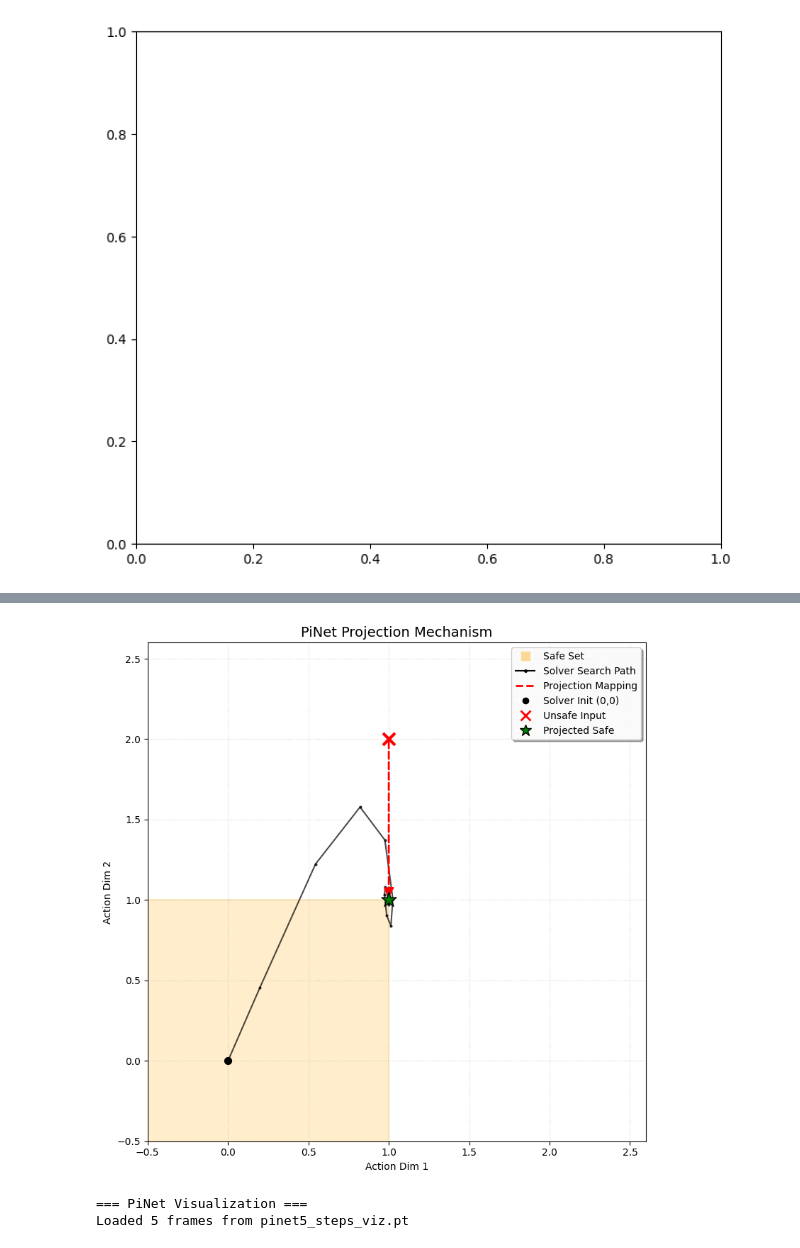
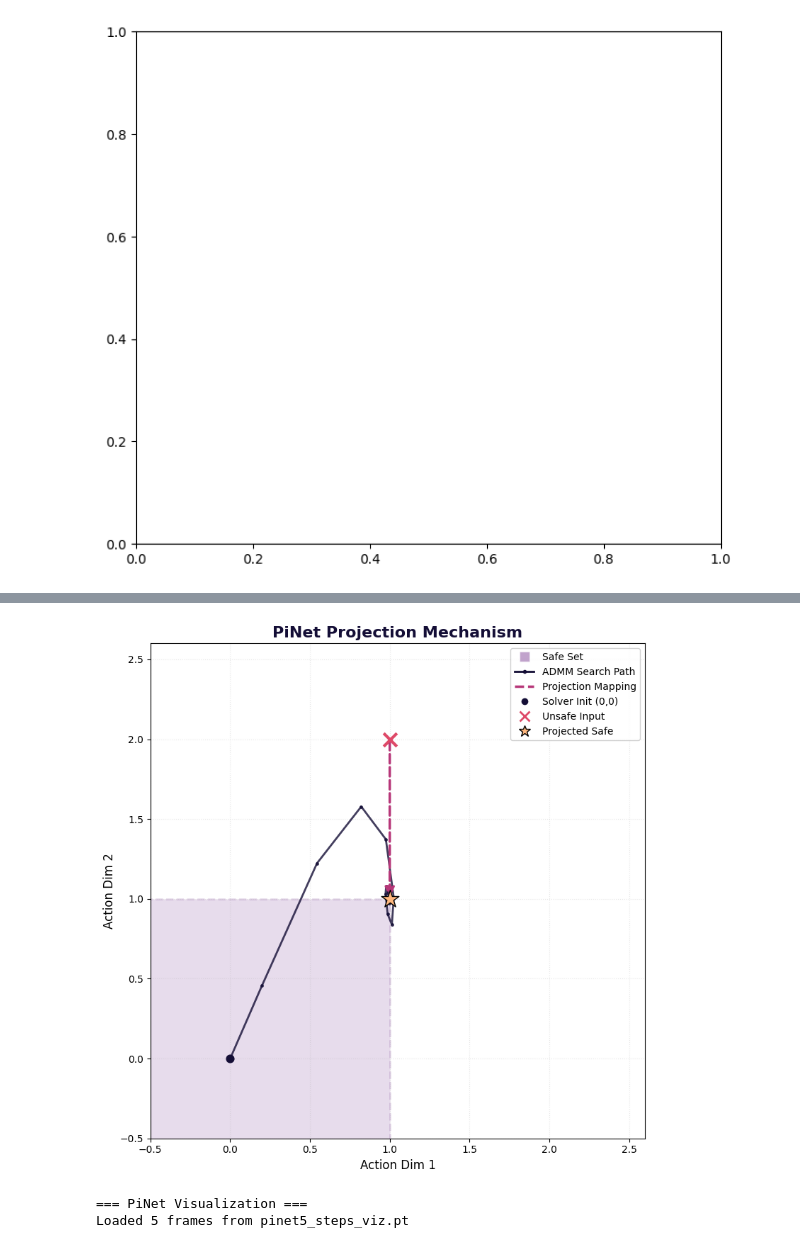
Before and after one commit to DarthIV02/SafeGBPO, a Jupyter notebook: paper_archive/figures.ipynb, the cells around one changed output, grey strips where cells are left out. Cells and saved outputs as stored; diff of their text form; code cells hidden in the pictures.

Commit message:
changed a little for visualization

```diff
--- a/paper_archive/figures.ipynb
+++ b/paper_archive/figures.ipynb
@@ -1529,10 +1536,10 @@ def load_list_data(filepath):
     return data
 
 # ==========================================
-# 2. Main Visualization Function (Final)
+# 2. Main Visualization Function
 # ==========================================
 
-def plot_pinet_projection_concept(filepath, step_idx=0):
+def plot_pinet_projection_magma(filepath, step_idx=0, save_svg=True):
     data_list = load_list_data(filepath)
     if not data_list: return
 
@@ -1549,11 +1556,18 @@ def plot_pinet_projection_concept(filepath, step_idx=0):
     traj_np = traj.detach().cpu().numpy()
     unsafe_np = unsafe_action.detach().cpu().numpy()
 
-    solver_start = traj_np[0]   # (0,0)
-    solver_end   = traj_np[-1]  # Green Star
-    policy_out   = unsafe_np    # Red X
+    solver_start = traj_np[0]
+    solver_end   = traj_np[-1]
+    policy_out   = unsafe_np
 
-    # --- Plotting ---
+    # --- Magma Palette Setup ---
+    cmap = plt.get_cmap('magma')
+    color_safe_set = cmap(0.3)   # 暗めの紫
+    color_path = cmap(0.1)       # 濃い紫（ほぼ黒）
+    color_mapping = cmap(0.5)    # ピンク
+    color_unsafe = cmap(0.6)     # オレンジピンク
+    color_projected = cmap(0.85) # 明るい黄色
+
     fig, ax = plt.subplots(figsize=(8, 8))
 
     # 1. 安全領域 (Polytope)
@@ -1563,62 +1577,66 @@ def plot_pinet_projection_concept(filepath, step_idx=0):
     if A is not None and b is not None:
         poly_patch = get_polytope_polygon(A, b, interior_point=solver_end)
         if poly_patch:
-            poly_patch.set_facecolor('orange')
-            poly_patch.set_alpha(0.2)
-            poly_patch.set_edgecolor('orange')
-            poly_patch.set_linewidth(1.5)
+            poly_patch.set_facecolor(color_safe_set)
+            poly_patch.set_alpha(0.15)
+            poly_patch.set_edgecolor(color_safe_set)
+            poly_patch.set_linewidth(2)
+            poly_patch.set_linestyle('--')
             ax.add_patch(poly_patch)
 
     # 2. Solver Trajectory
-    ax.plot(traj_np[:, 0], traj_np[:, 1], '.-', color='black', lw=1.5, markersize=4,
-            zorder=2, alpha=0.7)
+    ax.plot(traj_np[:, 0], traj_np[:, 1], '.-', color=color_path, lw=2, markersize=5,
+            zorder=2, alpha=0.8)
 
-    # 3. Conceptual Projection Arrow (Restored Size)
-    # サイズを元の太さに戻しました
+    # 3. Projection Mapping Arrow
     arrow = FancyArrowPatch(posA=policy_out, posB=solver_end,
-                            arrowstyle='-|>,head_length=8,head_width=4', # 頭を大きく
+                            arrowstyle='-|>,head_length=8,head_width=4',
                             connectionstyle="arc3,rad=0",
-                            color='red', linestyle='--', linewidth=2,     # 線を太く
+                            color=color_mapping, linestyle='--', linewidth=2.5,
                             zorder=3)
     ax.add_patch(arrow)
 
     # 4. Points
-    ax.scatter(solver_start[0], solver_start[1], c='black', s=50, zorder=4)
-    ax.scatter(policy_out[0], policy_out[1], c='red', marker='x', s=150, linewidths=3, zorder=5)
-    ax.scatter(solver_end[0], solver_end[1], c='green', marker='*', s=250, edgecolors='black', zorder=6)
+    # Solver Init (0,0)
+    ax.scatter(solver_start[0], solver_start[1], c=color_path, s=60, zorder=4)
+    # Unsafe Input (X)
+    ax.scatter(policy_out[0], policy_out[1], color=color_unsafe, marker='x', s=180, linewidths=3, zorder=5)
+    # Projected Safe (*)
+    ax.scatter(solver_end[0], solver_end[1], color=color_projected, marker='*', s=350, edgecolors='black', zorder=6)
 
     # --- Custom Legend ---
     legend_elements = [
-        Line2D([0], [0], color='white', marker='s', markerfacecolor='orange', alpha=0.4, markersize=10, label='Safe Set') if poly_patch else Line2D([0], [0], color='orange', lw=0, label='Safe Set'),
-        Line2D([0], [0], color='black', lw=1.5, marker='.', markersize=5, label='Solver Search Path'),
-
-        # Projection Mapping: 赤い点線 (太さ2に合わせて調整)
-        Line2D([0], [0], color='red', lw=2, linestyle='--', label='Projection Mapping'),
-
-        Line2D([0], [0], marker='o', color='w', markerfacecolor='black', markersize=8, label='Solver Init (0,0)'),
-        Line2D([0], [0], marker='x', color='w', markeredgecolor='red', markersize=10, markeredgewidth=2, label='Unsafe Input'),
-        Line2D([0], [0], marker='*', color='w', markerfacecolor='green', markeredgecolor='black', markersize=12, label='Projected Safe')
+        Line2D([0], [0], color='white', marker='s', markerfacecolor=color_safe_set, alpha=0.4, markersize=10, label='Safe Set'),
+        Line2D([0], [0], color=color_path, lw=2, marker='.', markersize=6, label='ADMM Search Path'),
+        Line2D([0], [0], color=color_mapping, lw=2.5, linestyle='--', label='Projection Mapping'),
+        Line2D([0], [0], marker='o', color='w', markerfacecolor=color_path, markersize=8, label='Solver Init (0,0)'),
+        Line2D([0], [0], marker='x', color='w', markeredgecolor=color_unsafe, markersize=10, markeredgewidth=2, label='Unsafe Input'),
+        Line2D([0], [0], marker='*', color='w', markerfacecolor=color_projected, markeredgecolor='black', markersize=12, label='Projected Safe')
     ]
 
-    ax.legend(handles=legend_elements, loc='upper right', framealpha=0.95, shadow=True, fontsize=10)
+    ax.legend(handles=legend_elements, loc='upper right', framealpha=0.9, shadow=False, fontsize=10)
 
     # --- Formatting ---
-    ax.set_title("PiNet Projection Mechanism", fontsize=14)
-    ax.set_xlabel("Action Dim 1")
-    ax.set_ylabel("Action Dim 2")
-    ax.grid(True, linestyle=':', alpha=0.5)
+    ax.set_title("PiNet Projection Mechanism", fontsize=16, fontweight='bold', color=color_path)
+    ax.set_xlabel("Action Dim 1", fontsize=12)
+    ax.set_ylabel("Action Dim 2", fontsize=12)
+    ax.grid(True, linestyle=':', alpha=0.3)
     ax.set_aspect('equal')
-
     ax.set_xlim(-0.5, 2.6)
     ax.set_ylim(-0.5, 2.6)
 
     plt.tight_layout()
+
+    if save_svg:
+        output_path = "pinet_projection_magma.svg"
+        plt.savefig(output_path, format='svg', bbox_inches='tight')
+        print(f"Saved vector graphic to: {output_path}")
+
     plt.show()
 
 # ==========================================
 # 実行
 # ==========================================
 file_name = "pinet5_steps_viz.pt"
-print(f"Plotting: {file_name}")
-plot_pinet_projection_concept(file_name, step_idx=0)
+plot_pinet_projection_magma(file_name, step_idx=0)
 # %% [output]
@@ -1626,4 +1644,4 @@ Plotting: pinet5_steps_viz.pt
-[figure, old version]
+[figure, new version]
 # %%
 import torch
 import numpy as np
```
Also changed, not shown: parts of 2 cells of this notebook, 3 other files.
